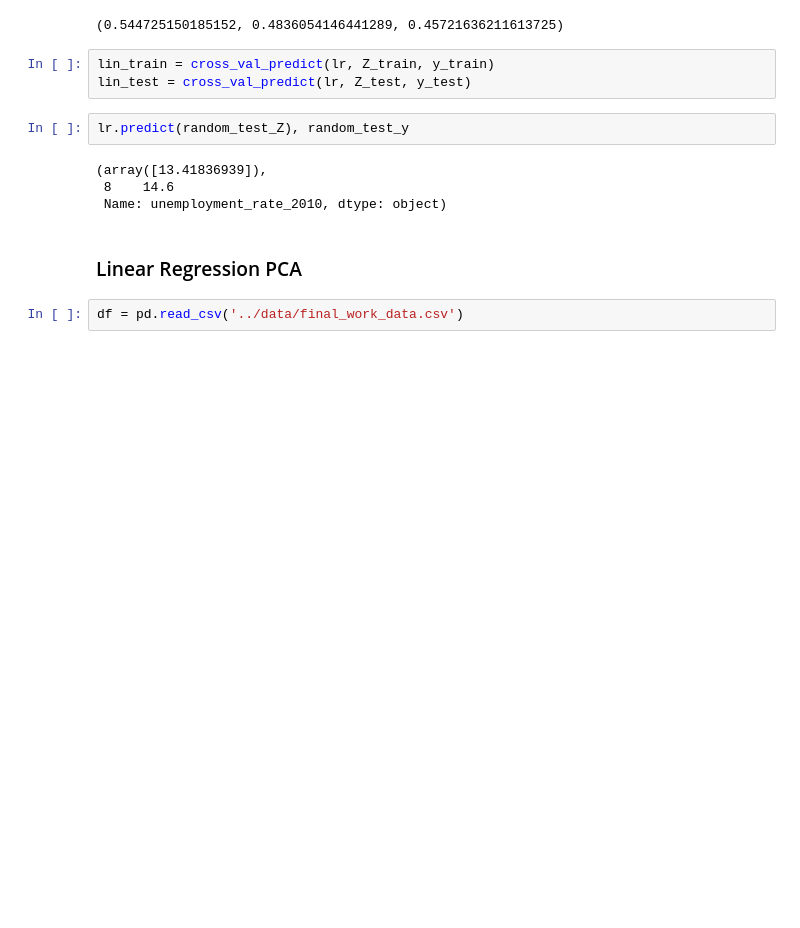
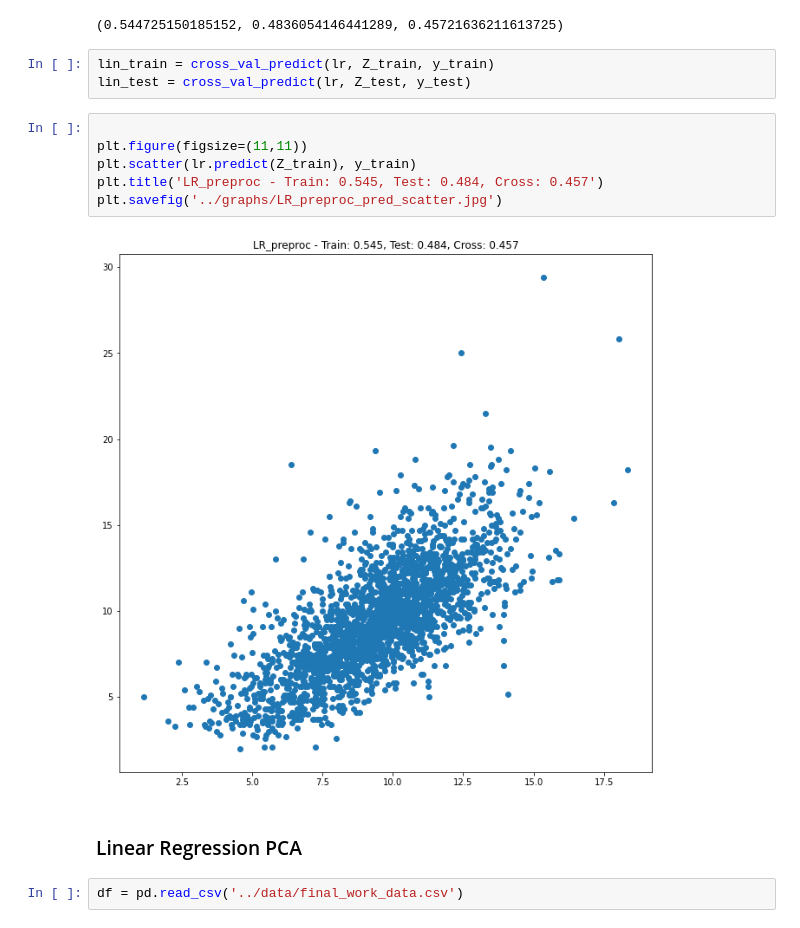
Before and after one commit to khbk/capstone-unemployment, a Jupyter notebook: code/04_Modelling.ipynb, the cells around one changed output. Cells and saved outputs as stored; diff of their text form; blank space fills up the shorter version.

```diff
--- a/code/04_Modelling.ipynb
+++ b/code/04_Modelling.ipynb
@@ -73,12 +81,14 @@ lr.score(Z_train, y_train), lr.score(Z_test, y_test), cross_val_score(lr, Z_trai
 # %%
 lin_train = cross_val_predict(lr, Z_train, y_train)
 lin_test = cross_val_predict(lr, Z_test, y_test)
-# %%
-lr.predict(random_test_Z), random_test_y
-# %% [output]
-(array([13.41836939]),
- 8    14.6
- Name: unemployment_rate_2010, dtype: object)
+# %%
+
+plt.figure(figsize=(11,11))
+plt.scatter(lr.predict(Z_train), y_train)
+plt.title('LR_preproc - Train: 0.545, Test: 0.484, Cross: 0.457')
+plt.savefig('../graphs/LR_preproc_pred_scatter.jpg')
+# %% [output]
+[figure, added]
 # %% [markdown]
 ### Linear Regression PCA
 # %%
```
Also changed, not shown: parts of 15 cells of this notebook, 8 other files.
